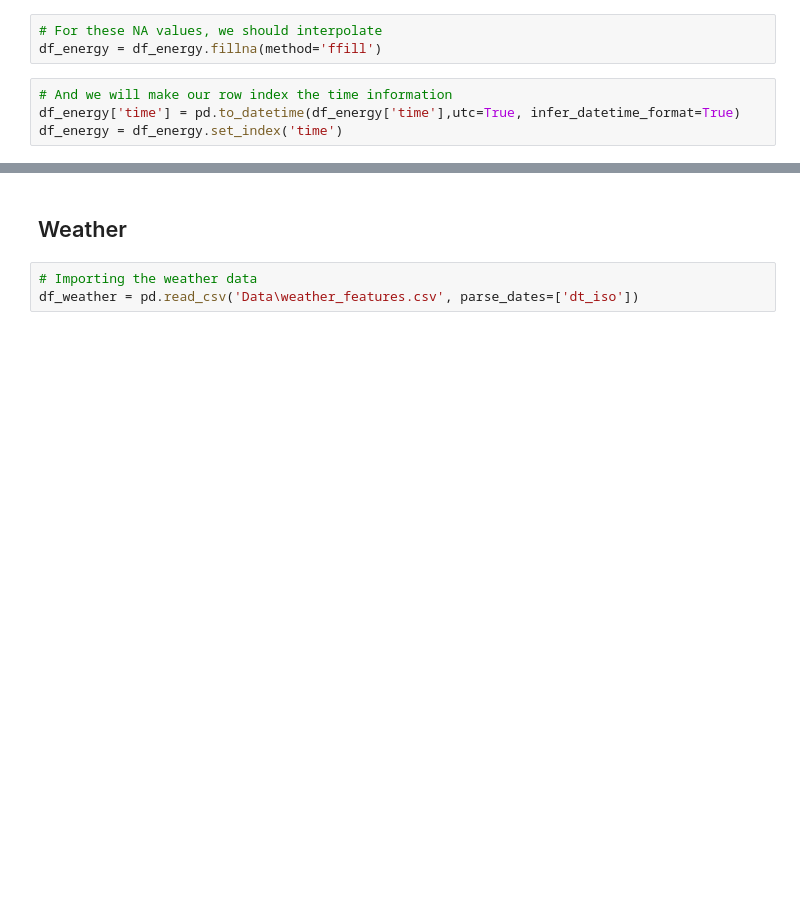
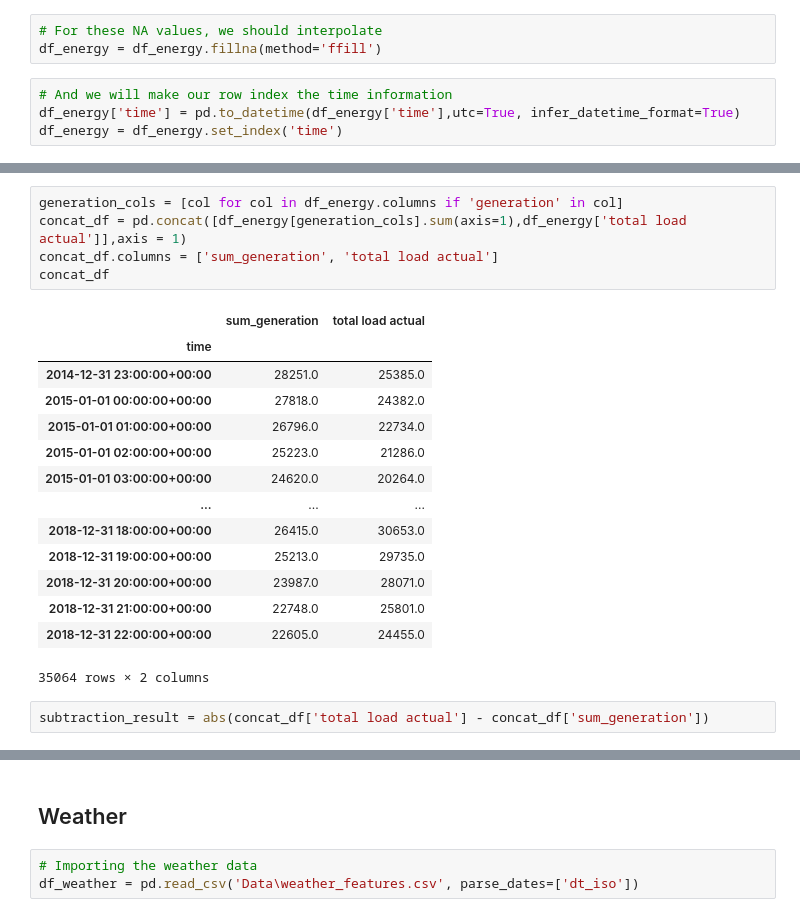
Before and after one commit to MDS-Mountain-Club/MDS_ML_Project, a Jupyter notebook: ML_Project.ipynb, the cells around one changed output, grey strips where cells are left out. Saved outputs shown, nothing was run; the diff lists cells and outputs as text; blank space fills up the shorter version.

```diff
--- a/ML_Project.ipynb
+++ b/ML_Project.ipynb
@@ -76,0 +97,22 @@ df_energy.head()
+# %%
+generation_cols = [col for col in df_energy.columns if 'generation' in col]
+concat_df = pd.concat([df_energy[generation_cols].sum(axis=1),df_energy['total load actual']],axis = 1)
+concat_df.columns = ['sum_generation', 'total load actual']
+concat_df
+# %% [output]
+|  | sum_generation | total load actual |
+| time |  |  |
+| 2014-12-31 23:00:00+00:00 | 28251.0 | 25385.0 |
+| 2015-01-01 00:00:00+00:00 | 27818.0 | 24382.0 |
+| 2015-01-01 01:00:00+00:00 | 26796.0 | 22734.0 |
+| 2015-01-01 02:00:00+00:00 | 25223.0 | 21286.0 |
+| 2015-01-01 03:00:00+00:00 | 24620.0 | 20264.0 |
+| ... | ... | ... |
+| 2018-12-31 18:00:00+00:00 | 26415.0 | 30653.0 |
+| 2018-12-31 19:00:00+00:00 | 25213.0 | 29735.0 |
+| 2018-12-31 20:00:00+00:00 | 23987.0 | 28071.0 |
+| 2018-12-31 21:00:00+00:00 | 22748.0 | 25801.0 |
+| 2018-12-31 22:00:00+00:00 | 22605.0 | 24455.0 |
+35064 rows × 2 columns
+# %%
+subtraction_result = abs(concat_df['total load actual'] - concat_df['sum_generation'])
```
Also changed, not shown: parts of 8 cells of this notebook.
